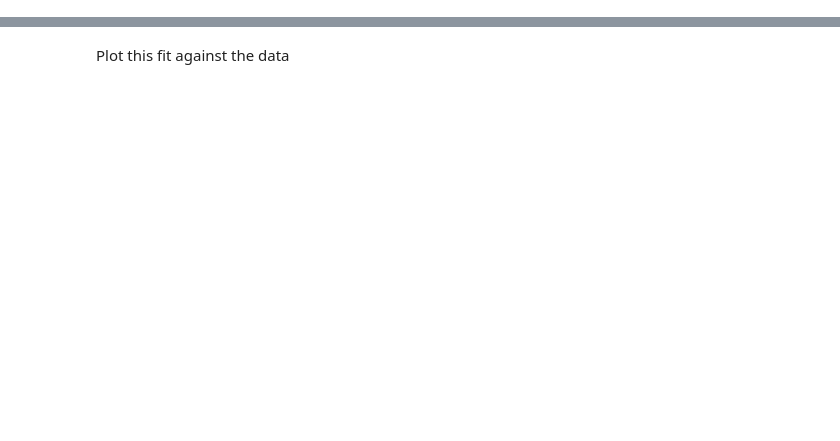
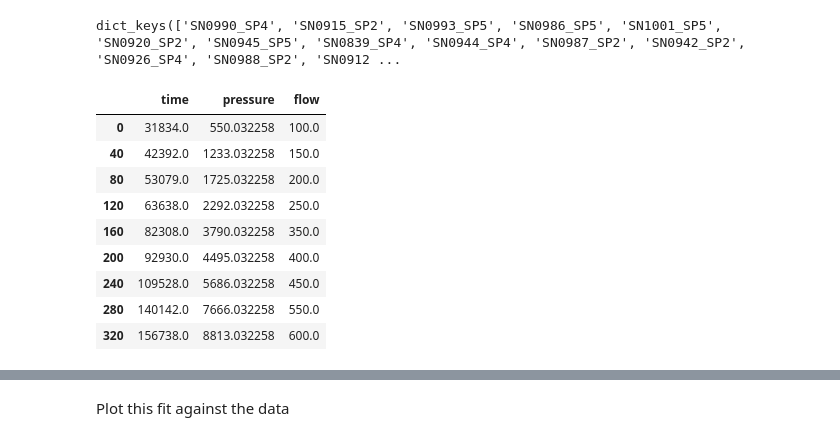
Before and after one commit to tomfrankkirk/oxvent_dvt, a Jupyter notebook: analysis/main_analysis.ipynb, the cells around one changed output, grey strips where cells are left out. Saved outputs shown, nothing was run; the diff lists cells and outputs as text; code cells hidden in the pictures; blank space fills up the shorter version.

```diff
--- a/analysis/main_analysis.ipynb
+++ b/analysis/main_analysis.ipynb
@@ -4,11 +35,10 @@
 import loaders
 import numpy as np
 import pandas as pd
-from pdb import set_trace
 import matplotlib.pyplot as plt
 import itertools
 
 CMAP = plt.get_cmap('tab20')
-ROOT = '../dvt6'
-FIGSIZE = (8,5)
+ROOT = '../dvt6_data'
+FIGSIZE = (9,6)
 MARKSIZE = 20
@@ -14,0 +61,16 @@ MARKSIZE = 20
+# %%
+flow_data = loaders.load(op.join(ROOT, 'flow_sensor'), 'SN.*_PRDW.dat', 9, ('time', 'pressure', 'flow'))
+flow_data = zero_shift(flow_data)
+flow_data['SN0990_SP4'][::40]
+# %% [output]
+dict_keys(['SN0990_SP4', 'SN0915_SP2', 'SN0993_SP5', 'SN0986_SP5', 'SN1001_SP5', 'SN0920_SP2', 'SN0945_SP5', 'SN0839_SP4', 'SN0944_SP4', 'SN0987_SP2', 'SN0942_SP2', 'SN0926_SP4', 'SN0988_SP2', 'SN0912 ...
+|  | time | pressure | flow |
+| 0 | 31834.0 | 550.032258 | 100.0 |
+| 40 | 42392.0 | 1233.032258 | 150.0 |
+| 80 | 53079.0 | 1725.032258 | 200.0 |
+| 120 | 63638.0 | 2292.032258 | 250.0 |
+| 160 | 82308.0 | 3790.032258 | 350.0 |
+| 200 | 92930.0 | 4495.032258 | 400.0 |
+| 240 | 109528.0 | 5686.032258 | 450.0 |
+| 280 | 140142.0 | 7666.032258 | 550.0 |
+| 320 | 156738.0 | 8813.032258 | 600.0 |
```
Also changed, not shown: parts of 87 cells of this notebook, 2 other files.
